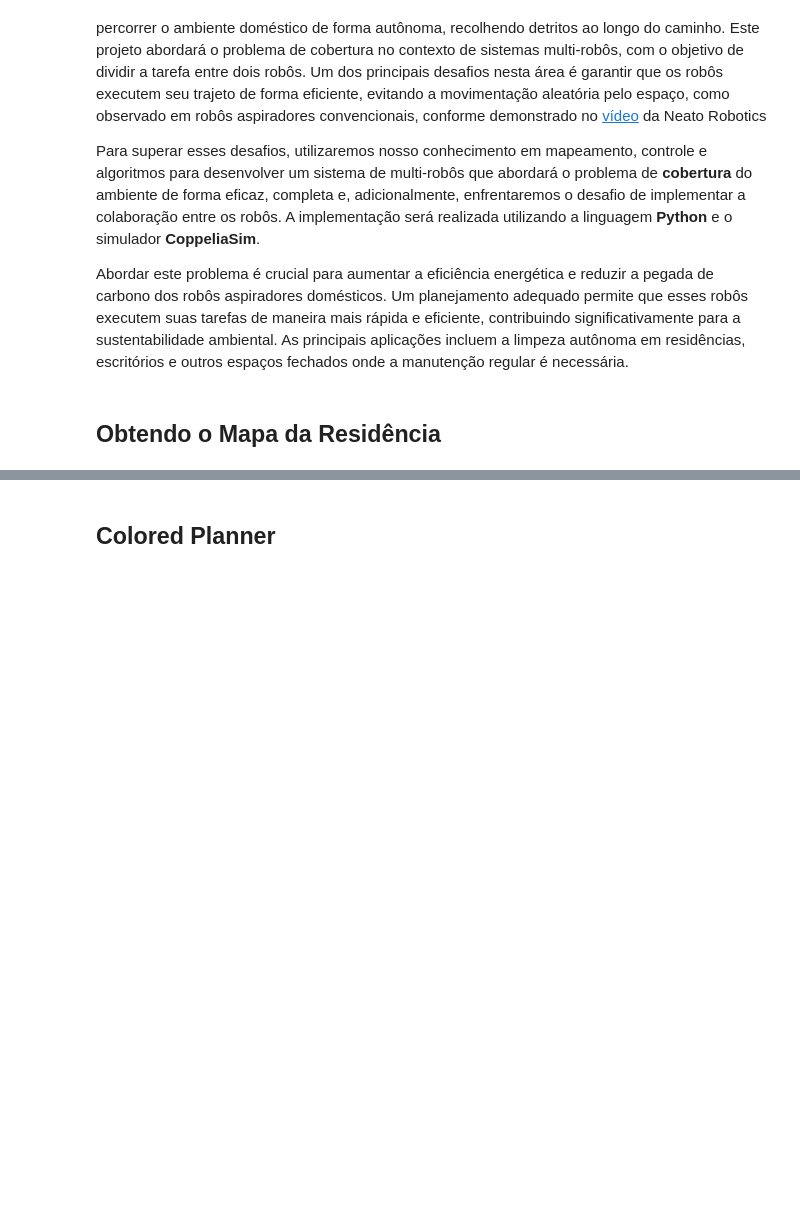
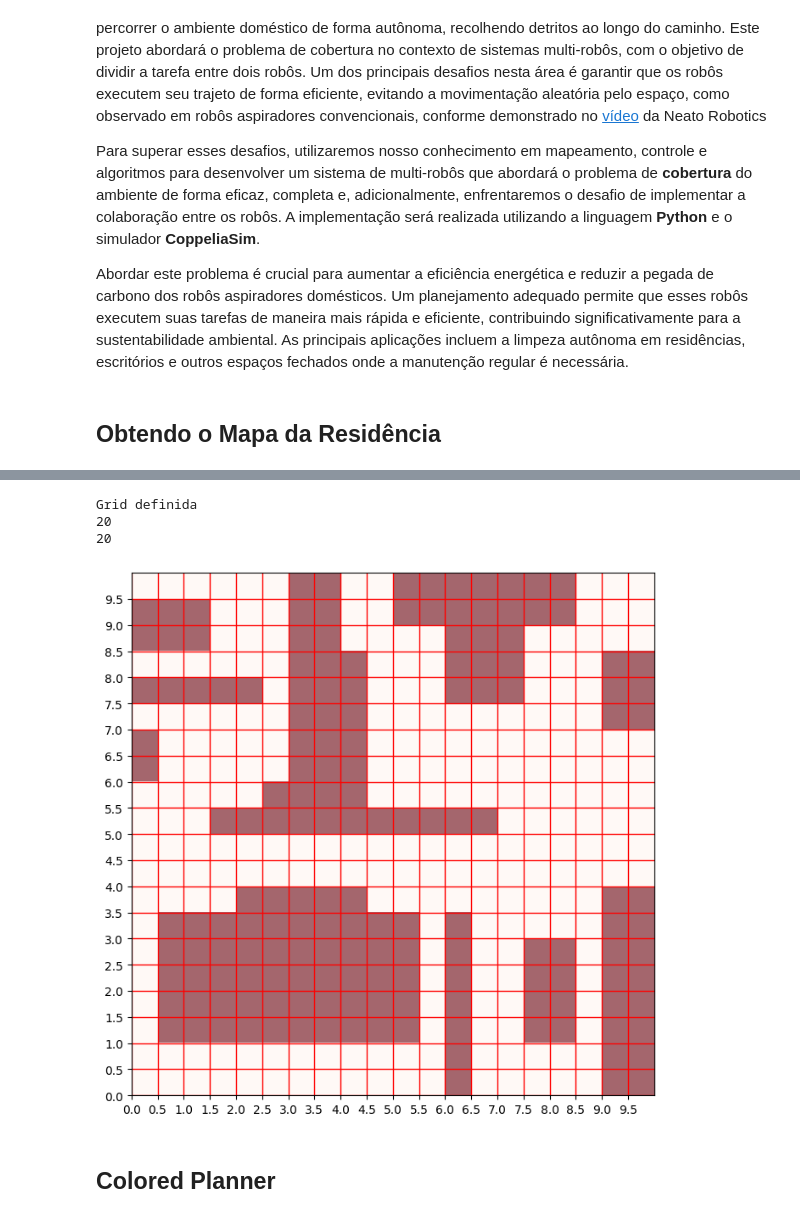
Before and after one commit to danielecassia/rm_pf_WALL-E, a Jupyter notebook: api/walle.ipynb, the cells around one changed output, grey strips where cells are left out. Drawn from its saved outputs; the diff is of its cells as text; code cells hidden in the pictures; blank space fills up the shorter version.

```diff
--- a/api/walle.ipynb
+++ b/api/walle.ipynb
@@ -39,3 +75,55 @@ np.set_printoptions(precision=3,suppress=True)
+# %%
+# Dimensões do mapa informado em metros (X, Y)
+map_dims = np.array(dims)
+
+# Escala Pixel/Metro
+sy, sx = img.shape[:2] / map_dims
+
+rows, cols = (map_dims / cell_size).astype(int)
+grid = np.zeros((rows, cols))
+
+gridXrange = (0,cols-1) # para direita
+gridYrange = (0,rows-1) # para baixo
+
+
+# Preenchendo o Grid
+# Cada célula recebe o somatório dos valores dos Pixels
+for r in range(rows):
+    for c in range(cols):
+
+        xi = int(c*cell_size*sx)
+        xf = int(xi + cell_size*sx)
+
+        yi = int(r*cell_size*sy)
+        yf = int(yi + cell_size*sy)
+
+        grid[r, c] = np.sum(img[yi:yf,xi:xf])
+
+# Binarizando as células como Ocupadas (1) ou Não-ocupadas (0)
+grid[grid > threshold] = 1
+grid[grid<= threshold] = 0
+
+if CREATE_PLOTS:
+    fig = plt.figure(figsize=(8,8), dpi=100)
+    ax = fig.add_subplot(111, aspect='equal')
+
+    # Plotando Mapa e Células
+    obj = ax.imshow(img, cmap='Greys', extent=(0, map_dims[1], 0, map_dims[0]), origin='upper')
+    obj = ax.imshow(grid, cmap='Reds', extent=(0, map_dims[1], 0, map_dims[0]), alpha=.6)
+
+    # Plotando as linhas do grid para facilitar a visualização
+    ax.grid(which='major', axis='both', linestyle='-', color='r', linewidth=1)
+    ax.set_xticks(np.arange(0, map_dims[1], cell_size))
+    ax.set_yticks(np.arange(0, map_dims[0], cell_size))
+
+print("Grid definida")
+print(rows)
+print(cols)
+# %% [output]
+Grid definida
+20
+20
+[figure, added]
 # %% [markdown]
 ## Colored Planner
 # %%
```
Also changed, not shown: parts of 4 cells of this notebook.
